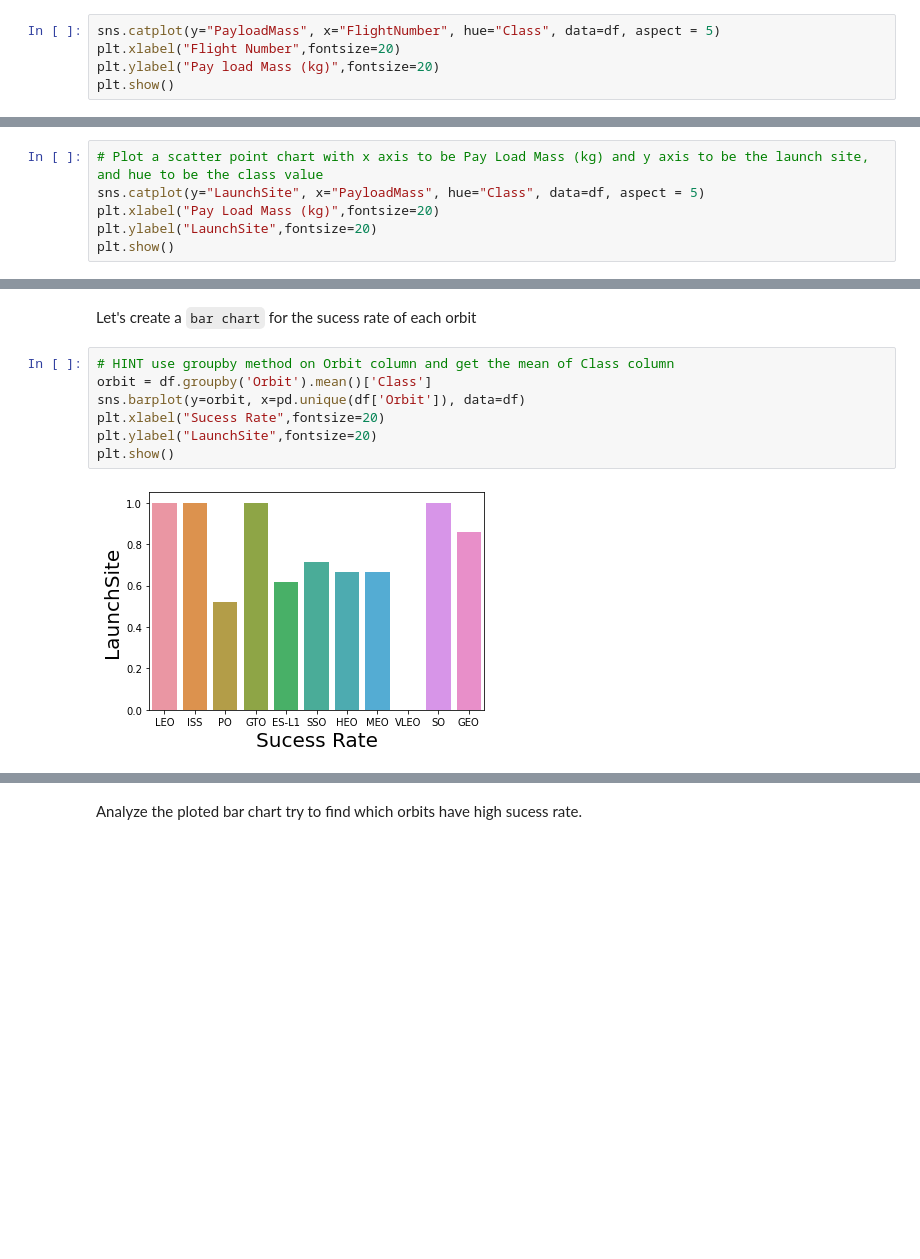
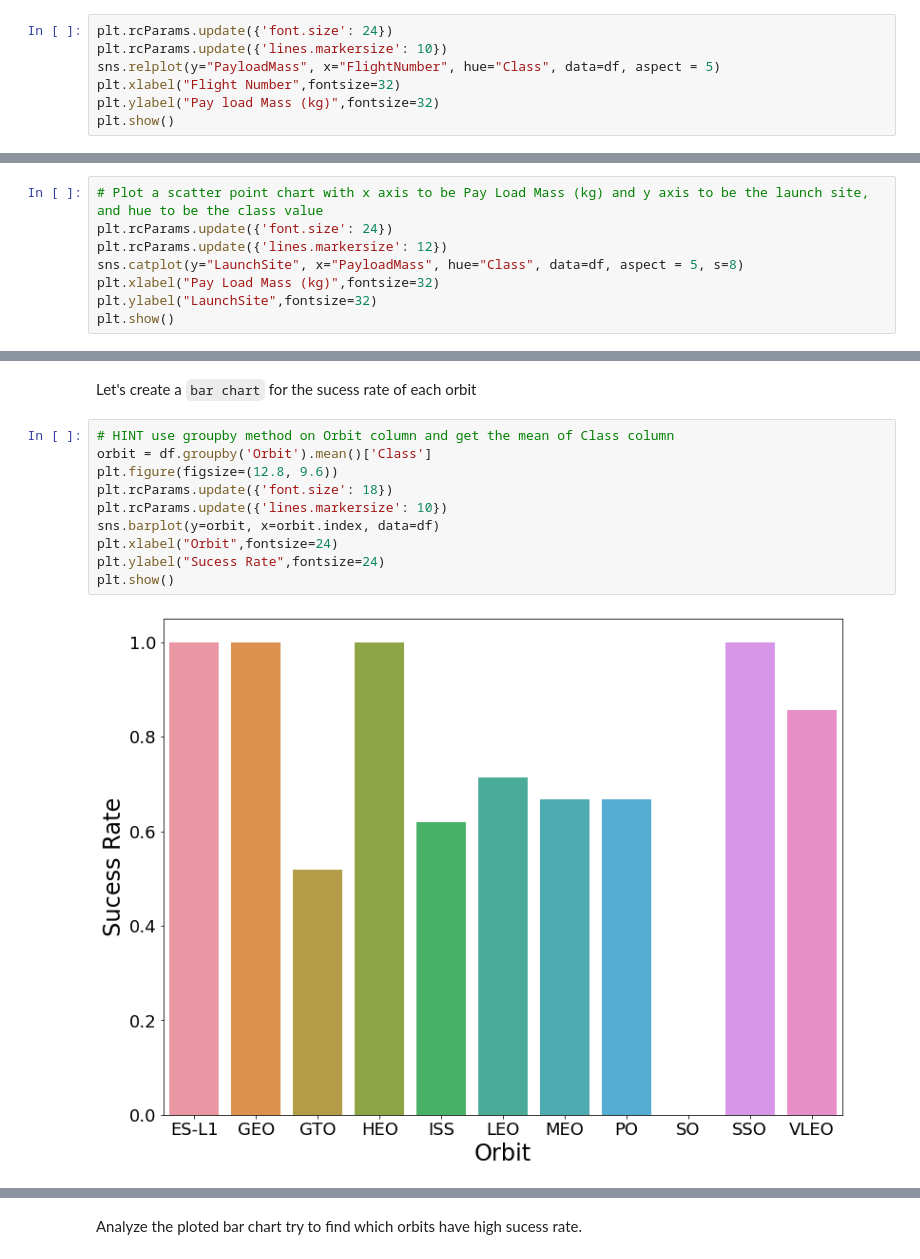
Before and after one commit to ThomasKerrPhillips/CapstoneProject, a Jupyter notebook: jupyter-labs-eda-dataviz.ipynb, the cells around one changed output, grey strips where cells are left out. Drawn from its saved outputs; the diff is of its cells as text; blank space fills up the shorter version.

```diff
--- a/jupyter-labs-eda-dataviz.ipynb
+++ b/jupyter-labs-eda-dataviz.ipynb
@@ -73,8 +73,10 @@ First, let's try to see how the `FlightNumber` (indicating the continuous launch
 
 We can plot out the <code>FlightNumber</code> vs. <code>PayloadMass</code>and overlay the outcome of the launch. We see that as the flight number increases, the first stage is more likely to land successfully. The payload mass is also important; it seems the more massive the payload, the less likely the first stage will return.
 # %%
-sns.catplot(y="PayloadMass", x="FlightNumber", hue="Class", data=df, aspect = 5)
-plt.xlabel("Flight Number",fontsize=20)
-plt.ylabel("Pay load Mass (kg)",fontsize=20)
+plt.rcParams.update({'font.size': 24})
+plt.rcParams.update({'lines.markersize': 10})
+sns.relplot(y="PayloadMass", x="FlightNumber", hue="Class", data=df, aspect = 5)
+plt.xlabel("Flight Number",fontsize=32)
+plt.ylabel("Pay load Mass (kg)",fontsize=32)
 plt.show()
 # %% [output]
@@ -103,8 +107,10 @@ Now try to explain the patterns you found in the Flight Number vs. Launch Site s
 We also want to observe if there is any relationship between launch sites and their payload mass.
 # %%
 # Plot a scatter point chart with x axis to be Pay Load Mass (kg) and y axis to be the launch site, and hue to be the class value
-sns.catplot(y="LaunchSite", x="PayloadMass", hue="Class", data=df, aspect = 5)
-plt.xlabel("Pay Load Mass (kg)",fontsize=20)
-plt.ylabel("LaunchSite",fontsize=20)
+plt.rcParams.update({'font.size': 24})
+plt.rcParams.update({'lines.markersize': 12})
+sns.catplot(y="LaunchSite", x="PayloadMass", hue="Class", data=df, aspect = 5, s=8)
+plt.xlabel("Pay Load Mass (kg)",fontsize=32)
+plt.ylabel("LaunchSite",fontsize=32)
 plt.show()
 # %% [output]
@@ -120,9 +129,12 @@ Let's create a `bar chart` for the sucess rate of each orbit
 # %%
 # HINT use groupby method on Orbit column and get the mean of Class column
 orbit = df.groupby('Orbit').mean()['Class']
-sns.barplot(y=orbit, x=pd.unique(df['Orbit']), data=df)
-plt.xlabel("Sucess Rate",fontsize=20)
-plt.ylabel("LaunchSite",fontsize=20)
+plt.figure(figsize=(12.8, 9.6))
+plt.rcParams.update({'font.size': 18})
+plt.rcParams.update({'lines.markersize': 10})
+sns.barplot(y=orbit, x=orbit.index, data=df)
+plt.xlabel("Orbit",fontsize=24)
+plt.ylabel("Sucess Rate",fontsize=24)
 plt.show()
 # %% [output]
-[figure, old version]
+[figure, new version]
```
Also changed, not shown: parts of 15 cells of this notebook.
